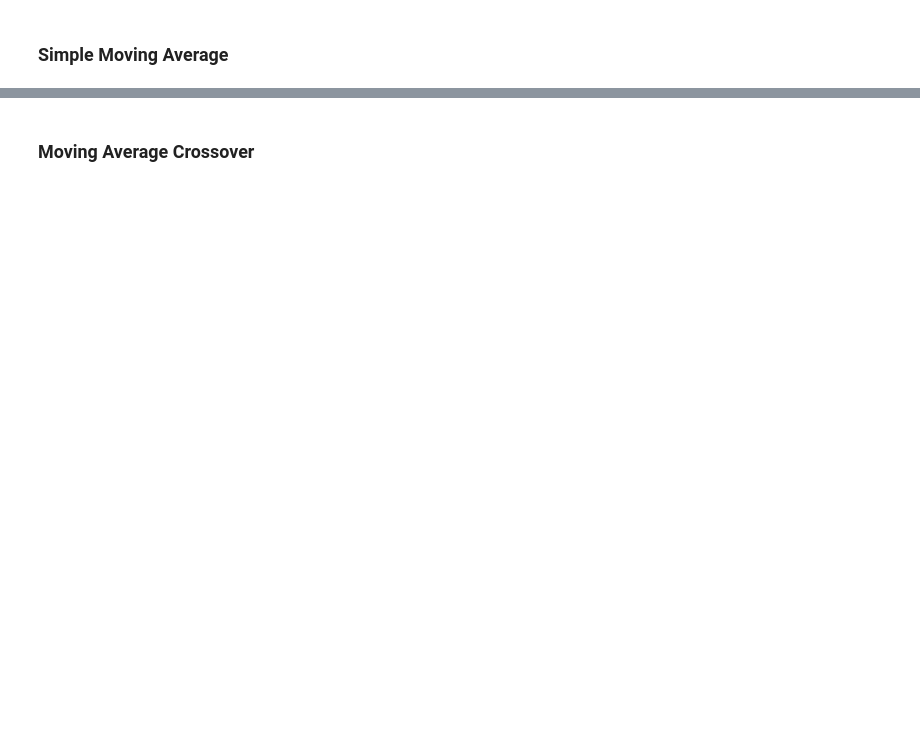
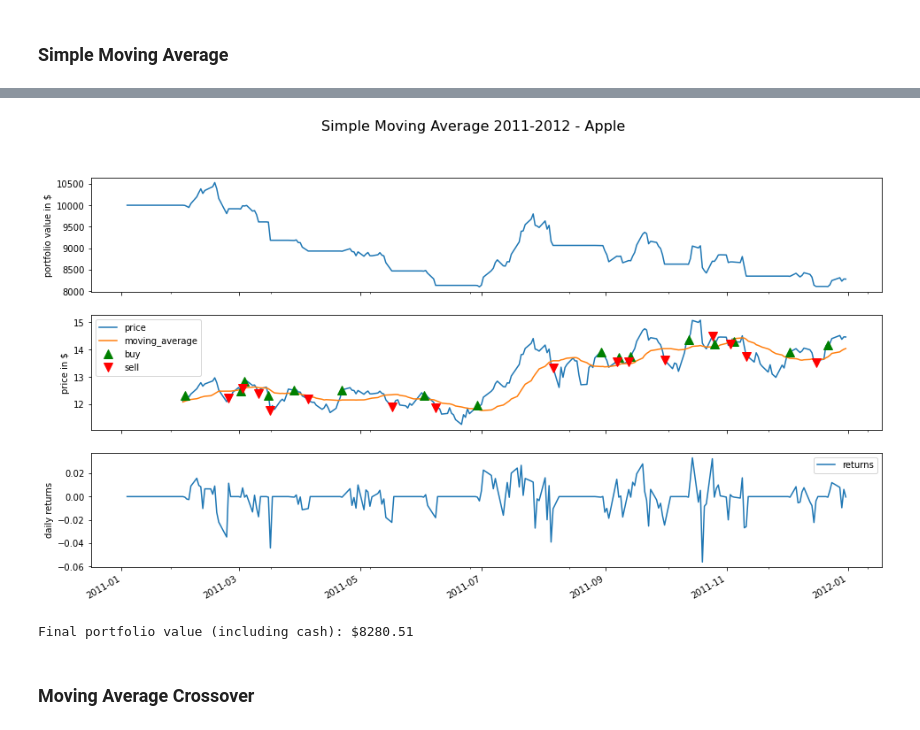
Before and after one commit to josephahn/trading_data_analysis, a Jupyter notebook: comparing_trading_strategies.ipynb, the cells around one changed output, grey strips where cells are left out. Drawn from its saved outputs; the diff is of its cells as text; code cells hidden in the pictures; blank space fills up the shorter version.

```diff
--- a/comparing_trading_strategies.ipynb
+++ b/comparing_trading_strategies.ipynb
@@ -192,3 +200,9 @@ def handle_data(context, data):
+# %%
+aapl_2011_sma_results = pd.read_pickle('results/aapl_2011_sma.pickle')
+plot('Simple Moving Average 2011-2012 - Apple', aapl_2011_sma_results, ['price', 'moving_average'])
+# %% [output]
+[figure, added]
+Final portfolio value (including cash): $8280.51
 # %% [markdown]
 ### Moving Average Crossover
 # %%
```
Also changed, not shown: parts of 23 cells of this notebook, 45 other files.
